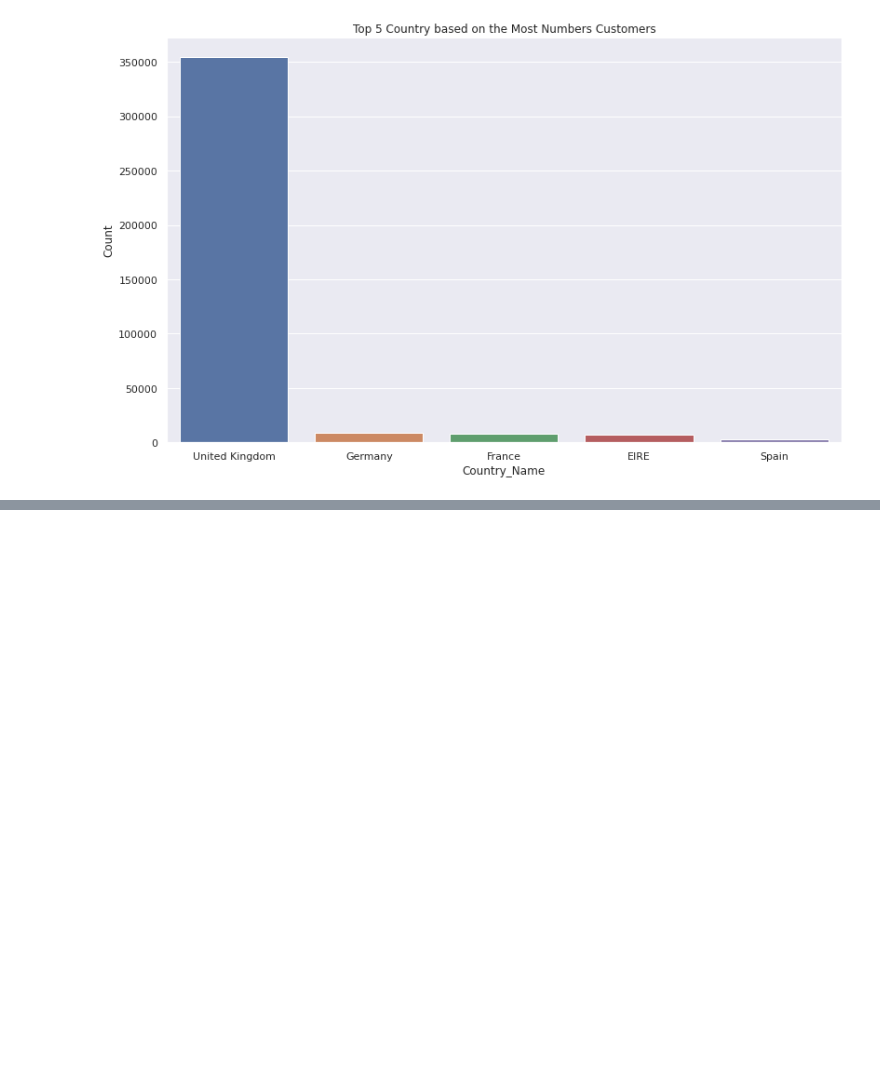
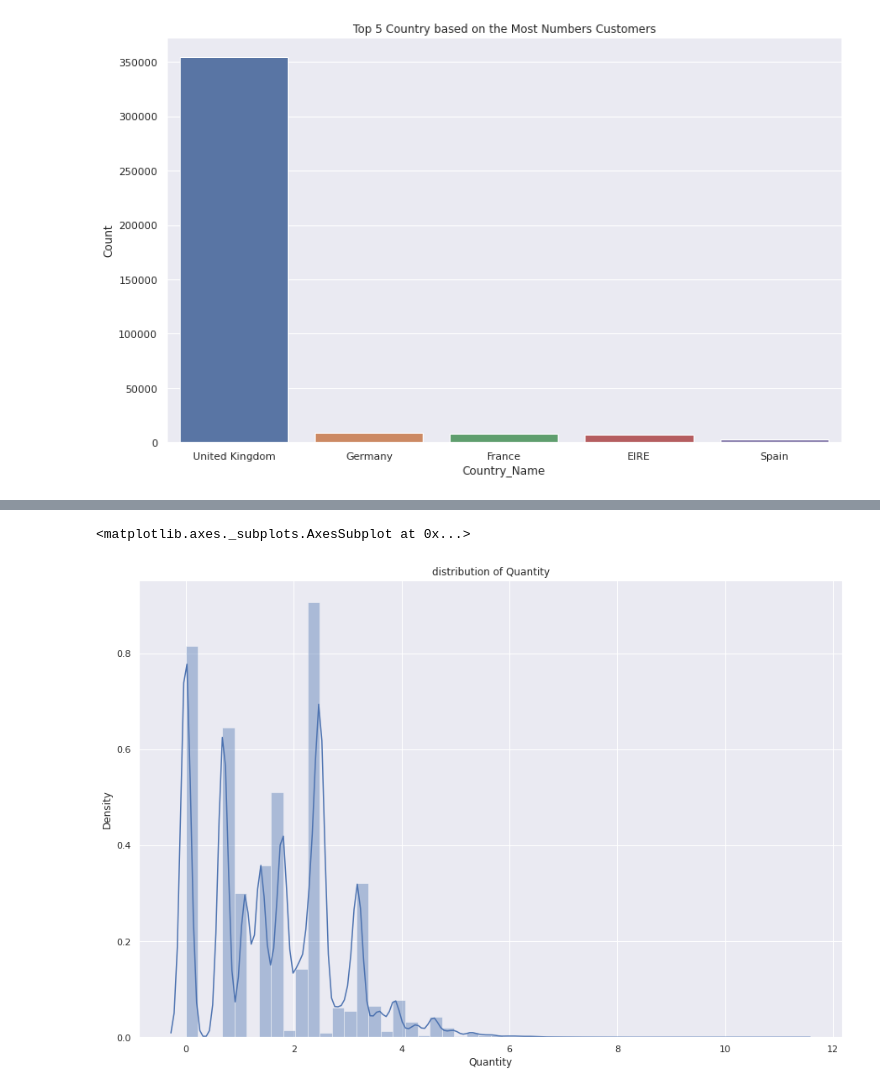
Before and after one commit to Asohail115/Online-Retail-Customer-Segmentation, a Jupyter notebook: Customer_Segmentation.ipynb, the cells around one changed output, grey strips where cells are left out. Cells and saved outputs as stored; diff of their text form; code cells hidden in the pictures; blank space fills up the shorter version.

```diff
--- a/Customer_Segmentation.ipynb
+++ b/Customer_Segmentation.ipynb
@@ -284,0 +366,7 @@ sns.barplot(x='Country_Name',y='Count',data=country_df[:5])
+# %%
+plt.figure(figsize=(15,10))
+plt.title('distribution of Quantity')
+sns.distplot(np.log(df['Quantity']),color="B")
+# %% [output]
+<matplotlib.axes._subplots.AxesSubplot at 0x...>
+[figure, added]
```
Also changed, not shown: parts of 67 cells of this notebook.
